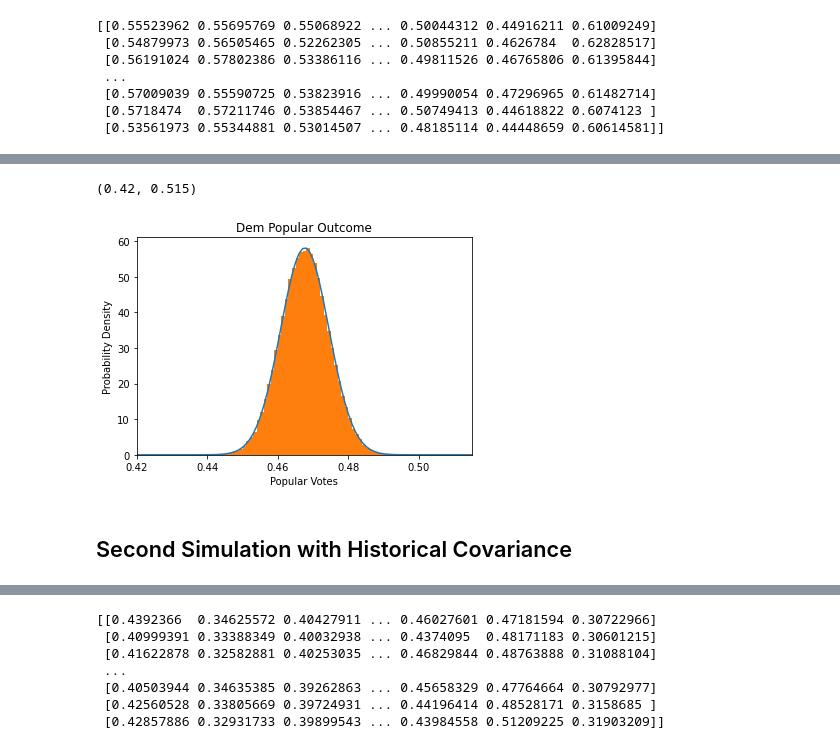
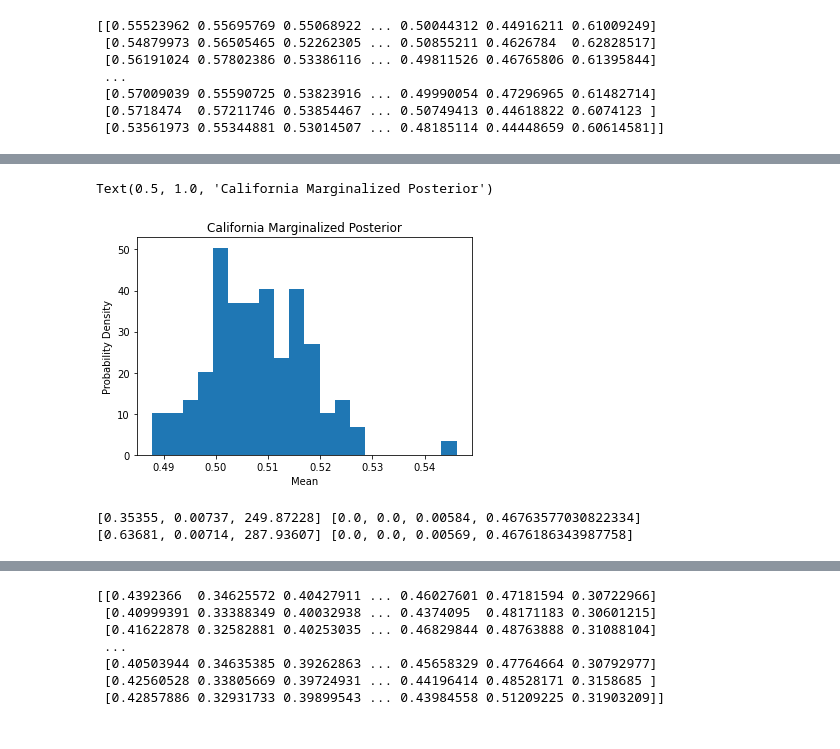
Before and after one commit to jmanlarkin/Phys321_FinalProject, a Jupyter notebook: Modeling.ipynb, the cells around one changed output, grey strips where cells are left out. Cells and saved outputs as stored; diff of their text form; code cells hidden in the pictures.

```diff
--- a/Modeling.ipynb
+++ b/Modeling.ipynb
@@ -354,17 +296,0 @@ Text(0.5, 1.0, 'Dem Electoral College Outcome')
-# %%
-bins = np.linspace(0, 1, 1001)
-
-mu, sigma = norm.fit(montecarlo_dem[4])
-best_fit_line = norm.pdf(bins, mu, sigma)
-plt.plot(bins, best_fit_line)
-
-plt.hist(montecarlo_dem[4], bins, density = True)
-plt.xlabel('Popular Votes')
-plt.ylabel('Probability Density')
-plt.title('Dem Popular Outcome')
-plt.xlim(0.42, 0.515)
-# %% [output]
-(0.42, 0.515)
-[figure, removed]
-# %% [markdown]
-## Second Simulation with Historical Covariance
@@ -370,0 +302,9 @@ plt.xlim(0.42, 0.515)
+# %%
+# Marginalized Posterior Distribution for Democrat in California
+plt.hist(first_post_dem .T[4], bins = 20, density = True)
+plt.xlabel('Mean')
+plt.ylabel('Probability Density')
+plt.title('California Marginalized Posterior')
+# %% [output]
+Text(0.5, 1.0, 'California Marginalized Posterior')
+[figure, added]
@@ -370,0 +316,12 @@ plt.xlim(0.42, 0.515)
+# %%
+# Values printed are: Chance of electoral college win, electoral college tie, electoral college mode,
+# popular vote win, popular vote landslide win, popular vote landslide loss, popular vote mode
+
+# Dem
+print(first_montecarlo_dem[1:4], first_montecarlo_dem[5:])
+
+# Rep
+print(first_montecarlo_rep[1:4], first_montecarlo_rep[5:])
+# %% [output]
+[0.35355, 0.00737, 249.87228] [0.0, 0.0, 0.00584, 0.46763577030822334]
+[0.63681, 0.00714, 287.93607] [0.0, 0.0, 0.00569, 0.4676186343987758]
```
Also changed, not shown: parts of 25 cells of this notebook, 2 other files.
